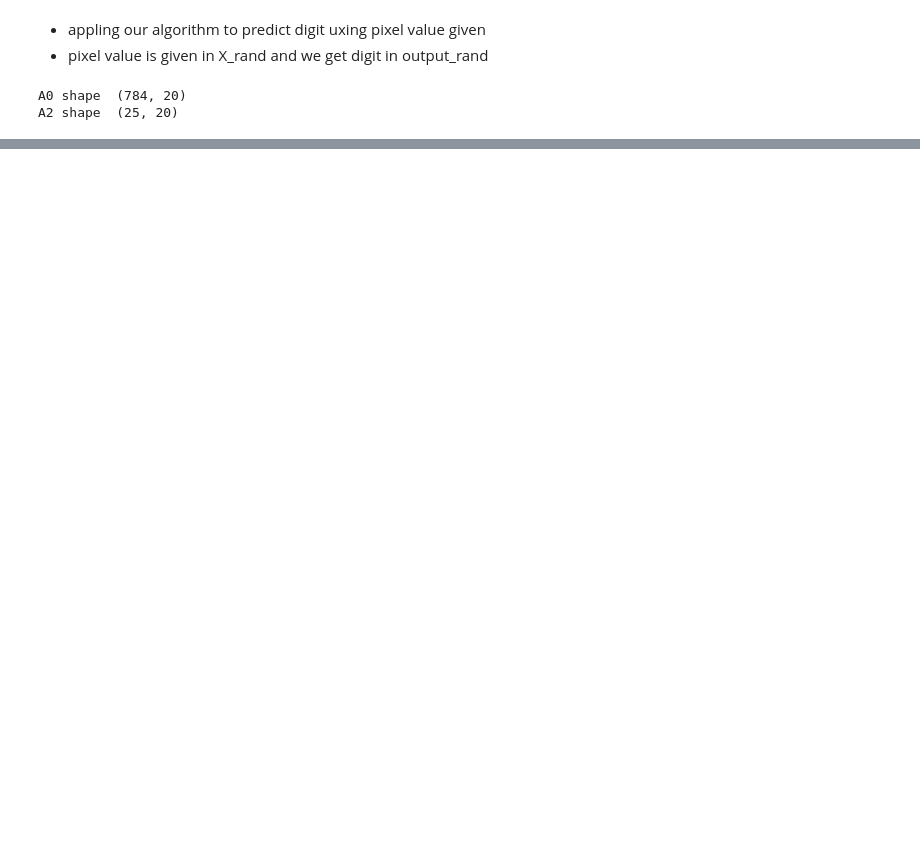
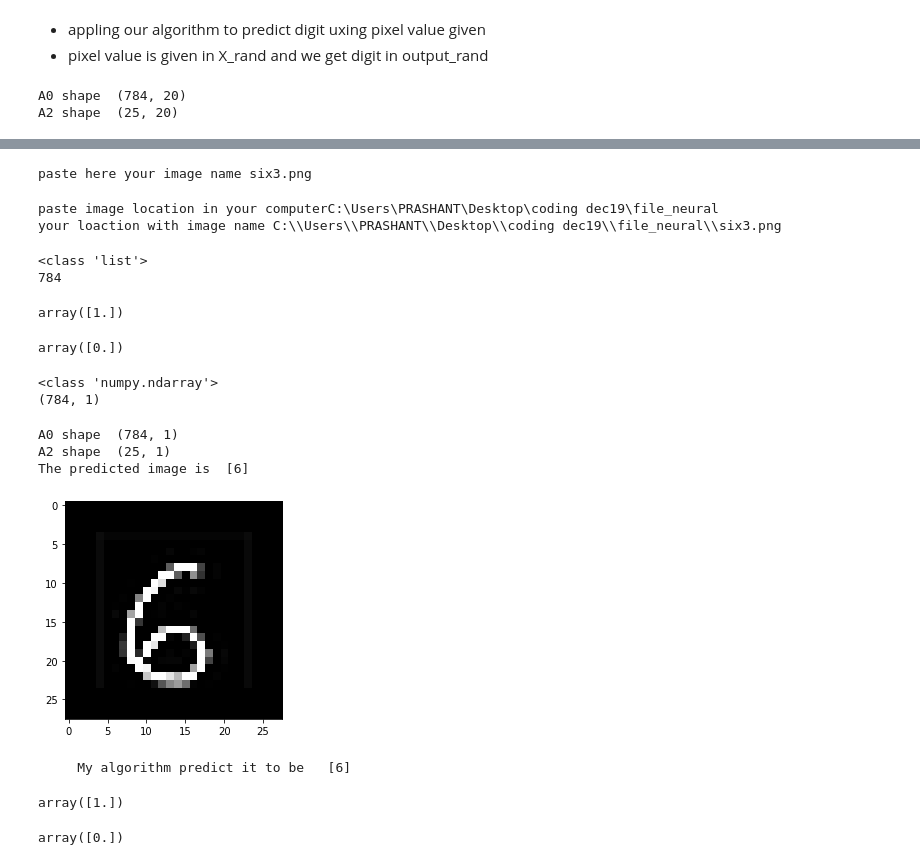
Before and after one commit to PrashantThakurNitP/Deep-learning, a Jupyter notebook: Handwritten digit recognition with Deep_learning_completed.ipynb, the cells around one changed output, grey strips where cells are left out. Cells and saved outputs as stored; diff of their text form; code cells hidden in the pictures; blank space fills up the shorter version.

```diff
--- a/Handwritten digit recognition with Deep_learning_completed.ipynb
+++ b/Handwritten digit recognition with Deep_learning_completed.ipynb
@@ -644,0 +763,79 @@ for i1 in range(0,20):
+# %%
+image_name=input("paste here your image name ")
+# %% [output]
+paste here your image name six3.png
+# %%
+location=''
+loc=input("paste image location in your computer")
+a1="""\\"""
+a1=a1[0]
+#print(a1)
+
+for i1 in range(0,len(loc)):
+    if loc[i1]== a1:
+
+        location=location+a1+a1
+    else:
+        location=location+loc[i1]
+img=location+a1+a1+image_name
+print("your loaction with image name",img)
+# %% [output]
+paste image location in your computerC:\Users\PRASHANT\Desktop\coding dec19\file_neural
+your loaction with image name C:\\Users\\PRASHANT\\Desktop\\coding dec19\\file_neural\\six3.png
+# %%
+#image1 = imageprepare('C:\\Users\\PRASHANT\\Desktop\\coding dec19\\file_neural\\'+image_name)
+image1=imageprepare(img)
+#image1 = imageprepare(image_location)
+print(type(image1))
+print(len(image1))
+# %% [output]
+<class 'list'>
+784
+# %%
+image1=np.array(image1).reshape((len(image1),1))
+# %%
+max(image1)
+# %% [output]
+array([1.])
+# %%
+min(image1)
+# %% [output]
+array([0.])
+# %%
+print(type(image1))
+print(image1.shape)
+# %% [output]
+<class 'numpy.ndarray'>
+(784, 1)
+# %%
+    A0=image1 #20 X 784
+    print("A0 shape ",A0.shape)
+    Z1=theta1@A0+b1 #25 X 5000
+    A1=relu(Z1) #25 X 50000
+    Z2=theta2@A1+b2 # 25 X 5000
+    A2=relu(Z2)# 25 X 5000
+    print("A2 shape ",A2.shape)
+    Z3=theta3@A2+b3     #10 X 5000
+    A3=sigmoid(Z3)
+
+    output_rand=np.argmax(A3, axis=0)
+    print("The predicted image is ",output_rand)
+# %% [output]
+A0 shape  (784, 1)
+A2 shape  (25, 1)
+The predicted image is  [6]
+# %%
+    plt.imshow(image1.reshape([28,28]), cmap="gray")
+    plt.show()
+    print("     My algorithm predict it to be  ",output_rand)
+# %% [output]
+[figure, added]
+     My algorithm predict it to be   [6]
+# %%
+max(image1)
+# %% [output]
+array([1.])
+# %%
+min(image1)
+# %% [output]
+array([0.])
```
Also changed, not shown: parts of 61 cells of this notebook.
